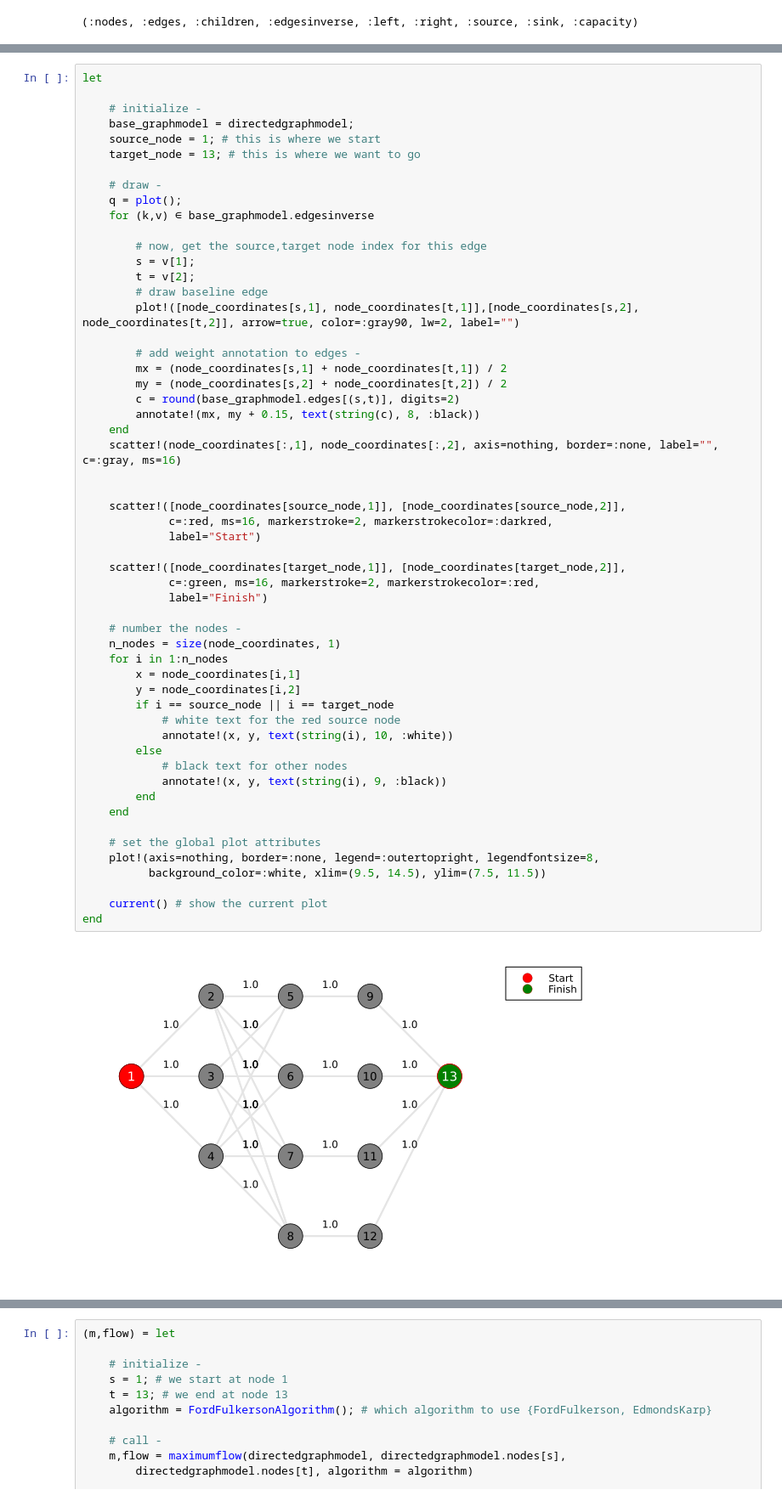
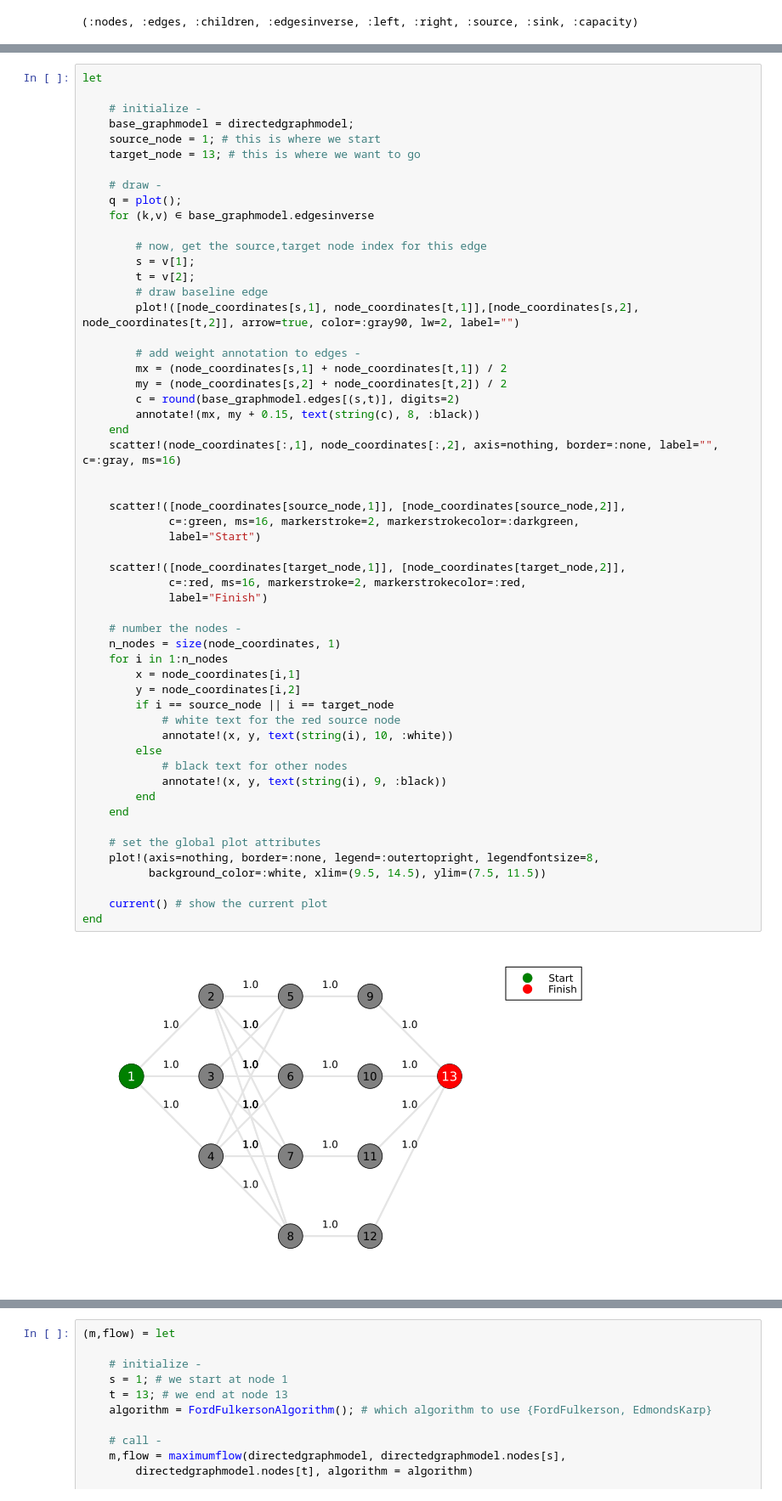
Before and after one commit to varnerlab/CHEME-140-eCornell-Repository, a Jupyter notebook: courses/CHEME-143/module-3/CHEME-143-M3-FF-MaxFlow-Ungraded-Codio-Activity.ipynb, the cells around one changed output, grey strips where cells are left out. Shown at 85% size. Drawn from its saved outputs; the diff is of its cells as text.

```diff
--- a/courses/CHEME-143/module-3/CHEME-143-M3-FF-MaxFlow-Ungraded-Codio-Activity.ipynb
+++ b/courses/CHEME-143/module-3/CHEME-143-M3-FF-MaxFlow-Ungraded-Codio-Activity.ipynb
@@ -179,33 +196,33 @@ let
     scatter!(node_coordinates[:,1], node_coordinates[:,2], axis=nothing, border=:none, label="", c=:gray, ms=16)
 
 
     scatter!([node_coordinates[source_node,1]], [node_coordinates[source_node,2]],
-             c=:red, ms=16, markerstroke=2, markerstrokecolor=:darkred,
+             c=:green, ms=16, markerstroke=2, markerstrokecolor=:darkgreen,
              label="Start")
 
     scatter!([node_coordinates[target_node,1]], [node_coordinates[target_node,2]],
-             c=:green, ms=16, markerstroke=2, markerstrokecolor=:red,
+             c=:red, ms=16, markerstroke=2, markerstrokecolor=:red,
              label="Finish")
 
     # number the nodes -
     n_nodes = size(node_coordinates, 1)
     for i in 1:n_nodes
         x = node_coordinates[i,1]
         y = node_coordinates[i,2]
         if i == source_node || i == target_node
             # white text for the red source node
             annotate!(x, y, text(string(i), 10, :white))
         else
             # black text for other nodes
             annotate!(x, y, text(string(i), 9, :black))
         end
     end
 
     # set the global plot attributes
     plot!(axis=nothing, border=:none, legend=:outertopright, legendfontsize=8,
           background_color=:white, xlim=(9.5, 14.5), ylim=(7.5, 11.5))
 
     current() # show the current plot
 end
 # %% [output]
-[figure, old version]
+[figure, new version]
```
Also changed, not shown: parts of 10 cells of this notebook.
